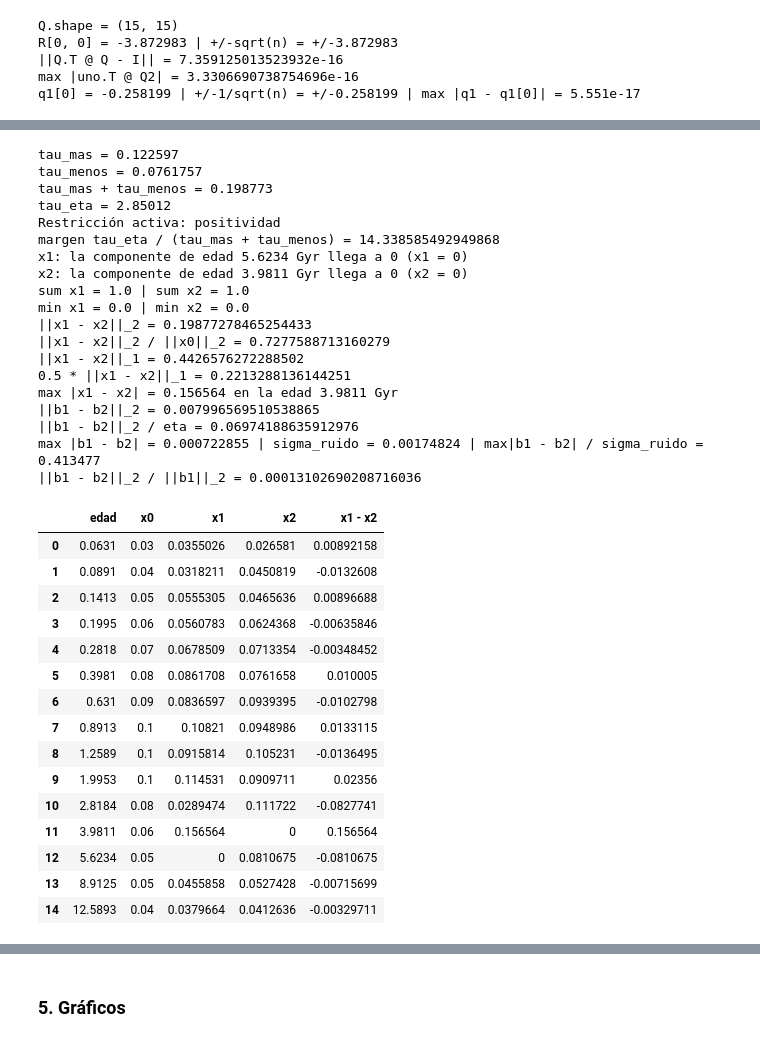
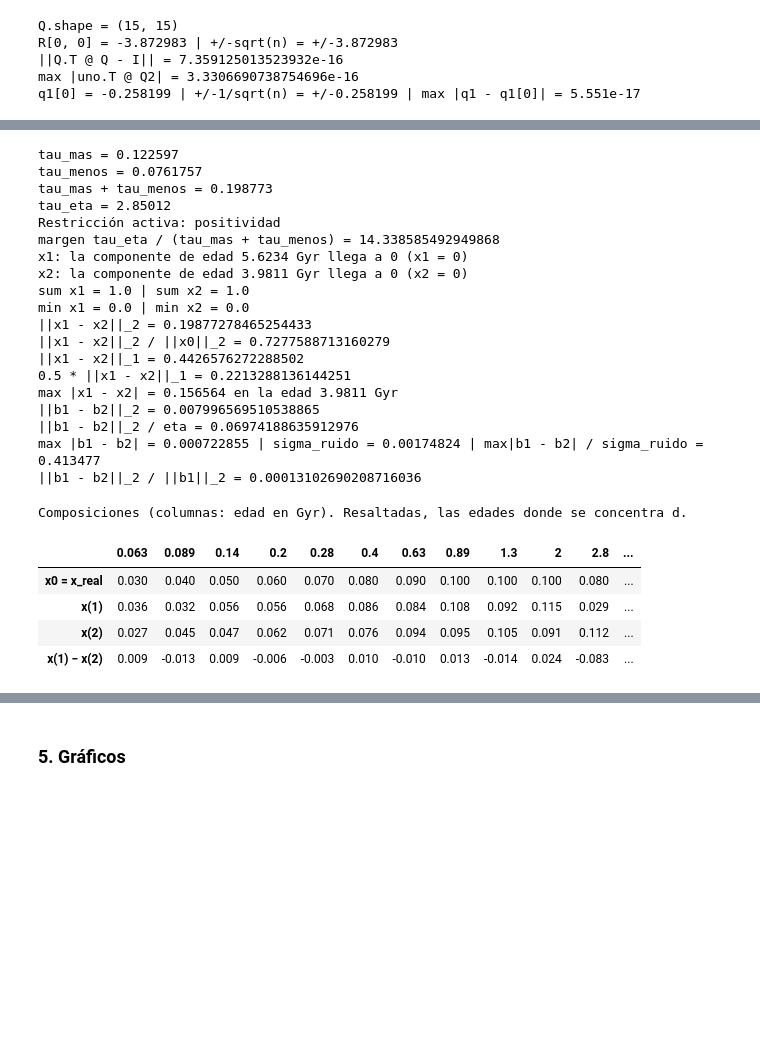
Before and after one commit to emalincic/TP2---M-todos-Num-ricos, a Jupyter notebook: Lincic_Aguilera.ipynb, the cells around one changed output, grey strips where cells are left out. Drawn from its saved outputs; the diff is of its cells as text; code cells hidden in the pictures; blank space fills up the shorter version.

```diff
--- a/Lincic_Aguilera.ipynb
+++ b/Lincic_Aguilera.ipynb
@@ -1629,51 +1685,48 @@ print("min x1 =", x1.min(), "| min x2 =", x2.min())
 print("||x1 - x2||_2 =", np.linalg.norm(dif))
 print("||x1 - x2||_2 / ||x0||_2 =", np.linalg.norm(dif) / np.linalg.norm(x0))
 print("||x1 - x2||_1 =", np.abs(dif).sum())
 print("0.5 * ||x1 - x2||_1 =", 0.5 * np.abs(dif).sum())
 print(f"max |x1 - x2| = {np.abs(dif).max():.6g} en la edad {edades[j]:g} Gyr")
 print("||b1 - b2||_2 =", np.linalg.norm(db))
 print("||b1 - b2||_2 / eta =", ratio)
 print(f"max |b1 - b2| = {np.abs(db).max():.6g} | sigma_ruido = {sigma_ruido:.6g} | max|b1 - b2| / sigma_ruido = {np.abs(db).max() / sigma_ruido:.6g}")
 print("||b1 - b2||_2 / ||b1||_2 =", np.linalg.norm(db) / np.linalg.norm(b1))
 
-tabla_x = pd.DataFrame({"edad": edades, "x0": x0, "x1": x1, "x2": x2, "x1 - x2": dif})
-tabla_x
+# Una fila por composición y las 15 edades como columnas (en Gyr); resalto las edades donde actúa d
+etiquetas_edad = [f"{e:.2g}" if e < 10 else f"{e:.3g}" for e in edades]
+tabla_x = pd.DataFrame([x0, x1, x2, dif], index=["x0 = x_real", "x(1)", "x(2)", "x(1) − x(2)"],
+                       columns=etiquetas_edad)
+cols_d = [etiquetas_edad[i] for i in np.flatnonzero(np.abs(d) > 0.3)]
+display(tabla_x.style
+        .format("{:.3f}")
+        .apply(lambda col: ["background-color: rgba(255, 193, 7, 0.30); font-weight: bold"] * len(col), subset=cols_d)
+        .set_caption("Composiciones (columnas: edad en Gyr). Resaltadas, las edades donde se concentra d."))
 # %% [output]
 tau_mas = 0.122597
 tau_menos = 0.0761757
 tau_mas + tau_menos = 0.198773
 tau_eta = 2.85012
 Restricción activa: positividad
 margen tau_eta / (tau_mas + tau_menos) = 14.338585492949868
 x1: la componente de edad 5.6234 Gyr llega a 0 (x1 = 0)
 x2: la componente de edad 3.9811 Gyr llega a 0 (x2 = 0)
 sum x1 = 1.0 | sum x2 = 1.0
 min x1 = 0.0 | min x2 = 0.0
 ||x1 - x2||_2 = 0.19877278465254433
 ||x1 - x2||_2 / ||x0||_2 = 0.7277588713160279
 ||x1 - x2||_1 = 0.4426576272288502
 0.5 * ||x1 - x2||_1 = 0.2213288136144251
 max |x1 - x2| = 0.156564 en la edad 3.9811 Gyr
 ||b1 - b2||_2 = 0.007996569510538865
 ||b1 - b2||_2 / eta = 0.06974188635912976
 max |b1 - b2| = 0.000722855 | sigma_ruido = 0.00174824 | max|b1 - b2| / sigma_ruido = 0.413477
 ||b1 - b2||_2 / ||b1||_2 = 0.00013102690208716036
+Composiciones (columnas: edad en Gyr). Resaltadas, las edades donde se concentra d.
-|  | edad | x0 | x1 | x2 | x1 - x2 |
-| 0 | 0.0631 | 0.03 | 0.0355026 | 0.026581 | 0.00892158 |
-| 1 | 0.0891 | 0.04 | 0.0318211 | 0.0450819 | -0.0132608 |
-| 2 | 0.1413 | 0.05 | 0.0555305 | 0.0465636 | 0.00896688 |
-| 3 | 0.1995 | 0.06 | 0.0560783 | 0.0624368 | -0.00635846 |
-| 4 | 0.2818 | 0.07 | 0.0678509 | 0.0713354 | -0.00348452 |
-| 5 | 0.3981 | 0.08 | 0.0861708 | 0.0761658 | 0.010005 |
-| 6 | 0.631 | 0.09 | 0.0836597 | 0.0939395 | -0.0102798 |
-| 7 | 0.8913 | 0.1 | 0.10821 | 0.0948986 | 0.0133115 |
-| 8 | 1.2589 | 0.1 | 0.0915814 | 0.105231 | -0.0136495 |
-| 9 | 1.9953 | 0.1 | 0.114531 | 0.0909711 | 0.02356 |
-| 10 | 2.8184 | 0.08 | 0.0289474 | 0.111722 | -0.0827741 |
-| 11 | 3.9811 | 0.06 | 0.156564 | 0 | 0.156564 |
-| 12 | 5.6234 | 0.05 | 0 | 0.0810675 | -0.0810675 |
-| 13 | 8.9125 | 0.05 | 0.0455858 | 0.0527428 | -0.00715699 |
-| 14 | 12.5893 | 0.04 | 0.0379664 | 0.0412636 | -0.00329711 |
+|  | 0.063 | 0.089 | 0.14 | 0.2 | 0.28 | 0.4 | 0.63 | 0.89 | 1.3 | 2 | 2.8 | ... |
+| x0 = x_real | 0.030 | 0.040 | 0.050 | 0.060 | 0.070 | 0.080 | 0.090 | 0.100 | 0.100 | 0.100 | 0.080 | ... |
+| x(1) | 0.036 | 0.032 | 0.056 | 0.056 | 0.068 | 0.086 | 0.084 | 0.108 | 0.092 | 0.115 | 0.029 | ... |
+| x(2) | 0.027 | 0.045 | 0.047 | 0.062 | 0.071 | 0.076 | 0.094 | 0.095 | 0.105 | 0.091 | 0.112 | ... |
+| x(1) − x(2) | 0.009 | -0.013 | 0.009 | -0.006 | -0.003 | 0.010 | -0.010 | 0.013 | -0.014 | 0.024 | -0.083 | ... |
 # %% [markdown]
 **Paso máximo.** Para cada sentido, el paso máximo que mantiene $x\ge0$ es
 
```
Also changed, not shown: parts of 5 cells of this notebook.
